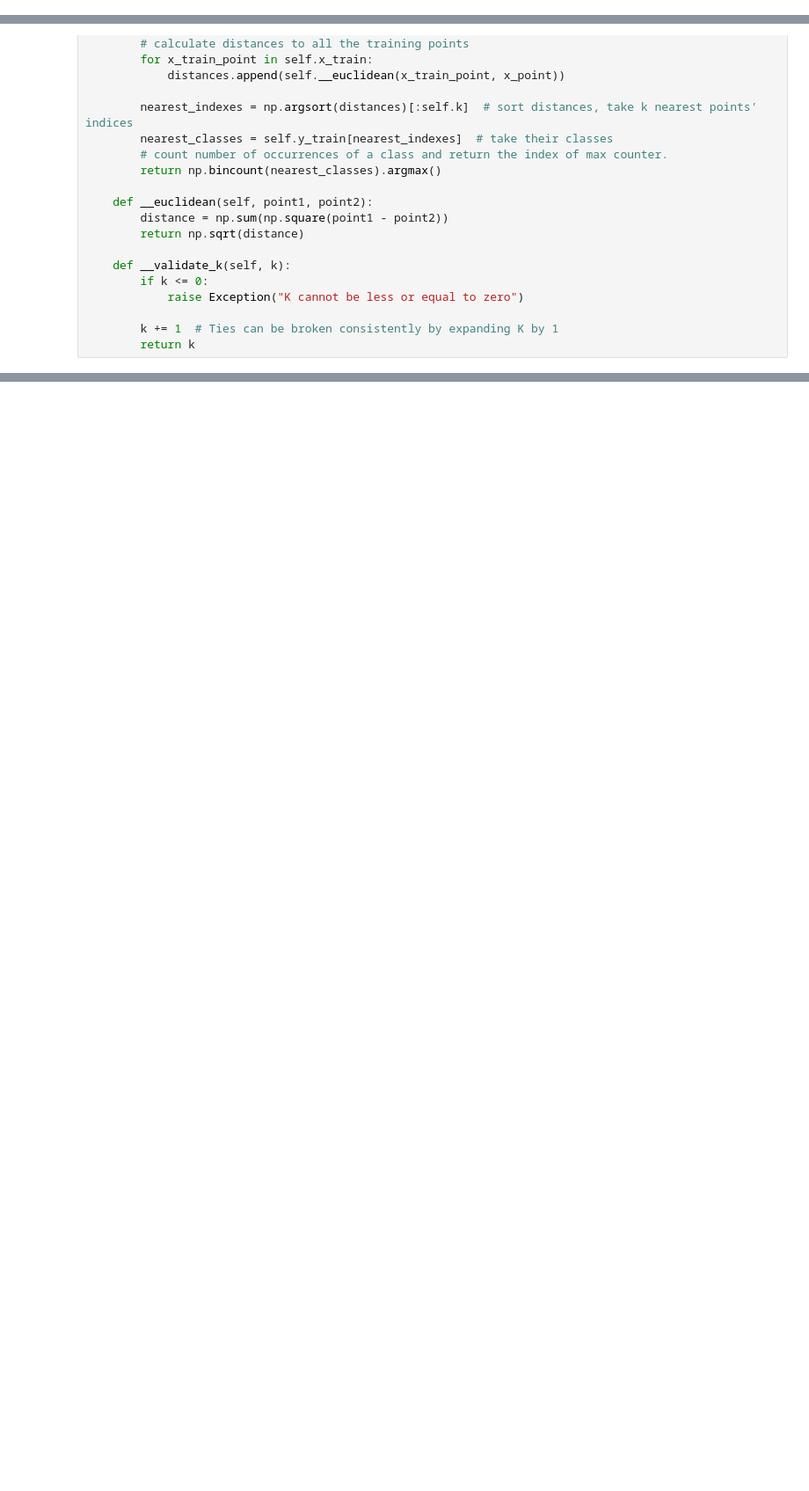
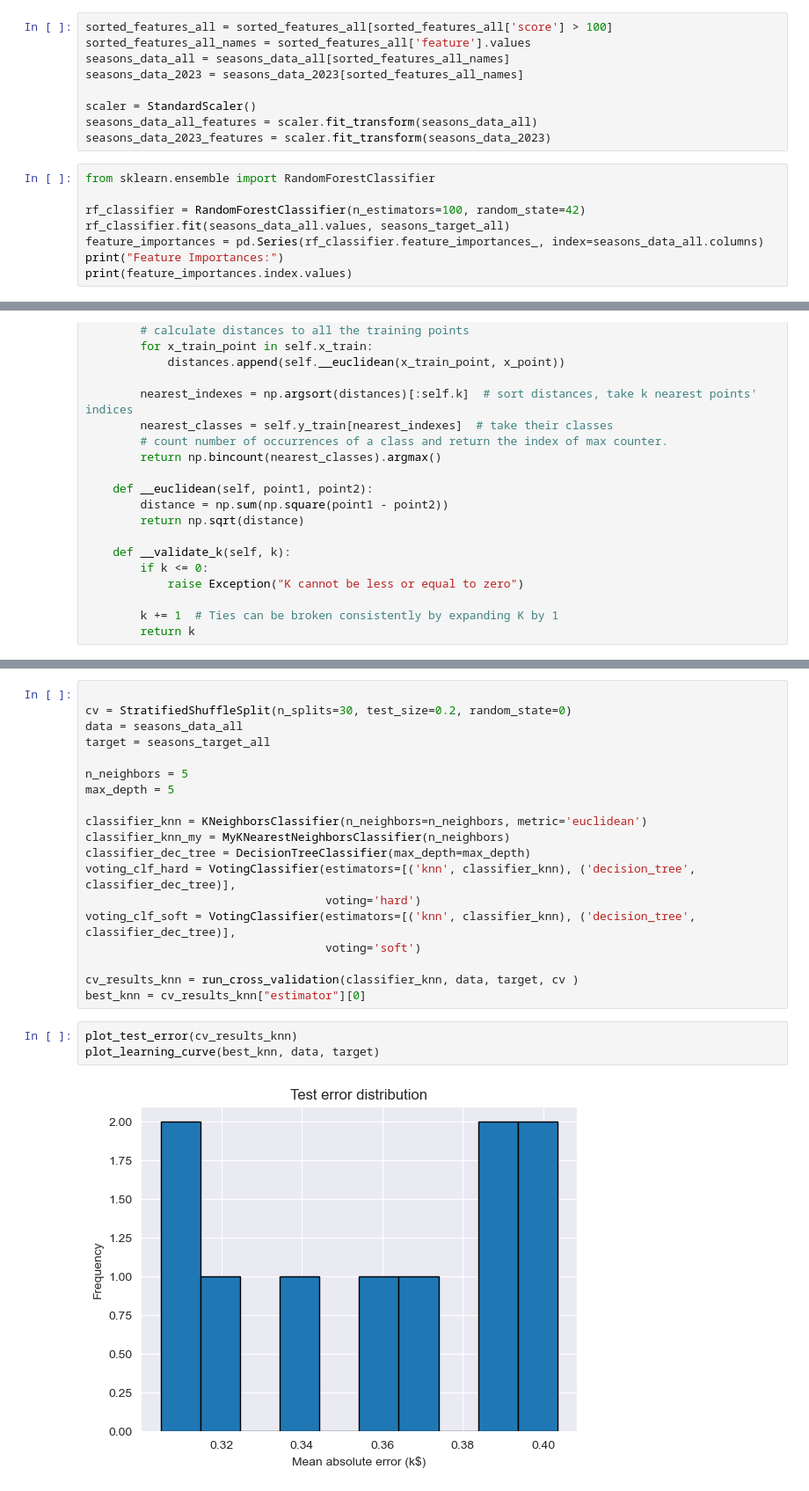
Before and after one commit to nixspirit/ml-projects, a Jupyter notebook: labs/midterm/middterm12.ipynb, the cells around one changed output, grey strips where cells are left out. Shown at 88% size. Cells and saved outputs as stored; diff of their text form; blank space fills up the shorter version.

```diff
--- a/labs/midterm/middterm12.ipynb
+++ b/labs/midterm/middterm12.ipynb
@@ -117,0 +86,17 @@ plt.show()
+# %%
+sorted_features_all = sorted_features_all[sorted_features_all['score'] > 100]
+sorted_features_all_names = sorted_features_all['feature'].values
+seasons_data_all = seasons_data_all[sorted_features_all_names]
+seasons_data_2023 = seasons_data_2023[sorted_features_all_names]
+
+scaler = StandardScaler()
+seasons_data_all_features = scaler.fit_transform(seasons_data_all)
+seasons_data_2023_features = scaler.fit_transform(seasons_data_2023)
+# %%
+from sklearn.ensemble import RandomForestClassifier
+
+rf_classifier = RandomForestClassifier(n_estimators=100, random_state=42)
+rf_classifier.fit(seasons_data_all.values, seasons_target_all)
+feature_importances = pd.Series(rf_classifier.feature_importances_, index=seasons_data_all.columns)
+print("Feature Importances:")
+print(feature_importances.index.values)
@@ -387,0 +181,24 @@ DecisionTreeClassifier(max_depth=3)
+# %%
+
+cv = StratifiedShuffleSplit(n_splits=30, test_size=0.2, random_state=0)
+data = seasons_data_all
+target = seasons_target_all
+
+n_neighbors = 5
+max_depth = 5
+
+classifier_knn = KNeighborsClassifier(n_neighbors=n_neighbors, metric='euclidean')
+classifier_knn_my = MyKNearestNeighborsClassifier(n_neighbors)
+classifier_dec_tree = DecisionTreeClassifier(max_depth=max_depth)
+voting_clf_hard = VotingClassifier(estimators=[('knn', classifier_knn), ('decision_tree', classifier_dec_tree)],
+                                   voting='hard')
+voting_clf_soft = VotingClassifier(estimators=[('knn', classifier_knn), ('decision_tree', classifier_dec_tree)],
+                                   voting='soft')
+
+cv_results_knn = run_cross_validation(classifier_knn, data, target, cv )
+best_knn = cv_results_knn["estimator"][0]
+# %%
+plot_test_error(cv_results_knn)
+plot_learning_curve(best_knn, data, target)
+# %% [output]
+[figure, added]
```
Also changed, not shown: parts of 15 cells of this notebook.
